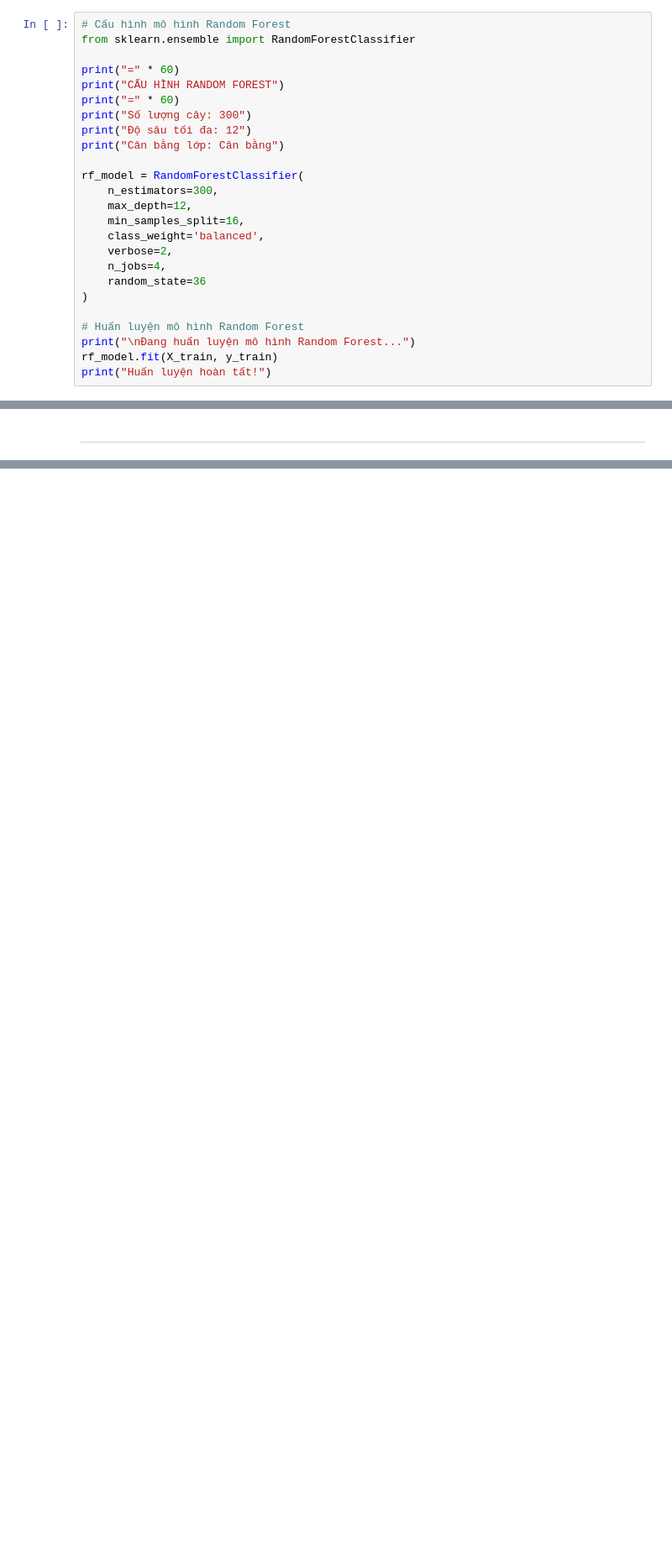
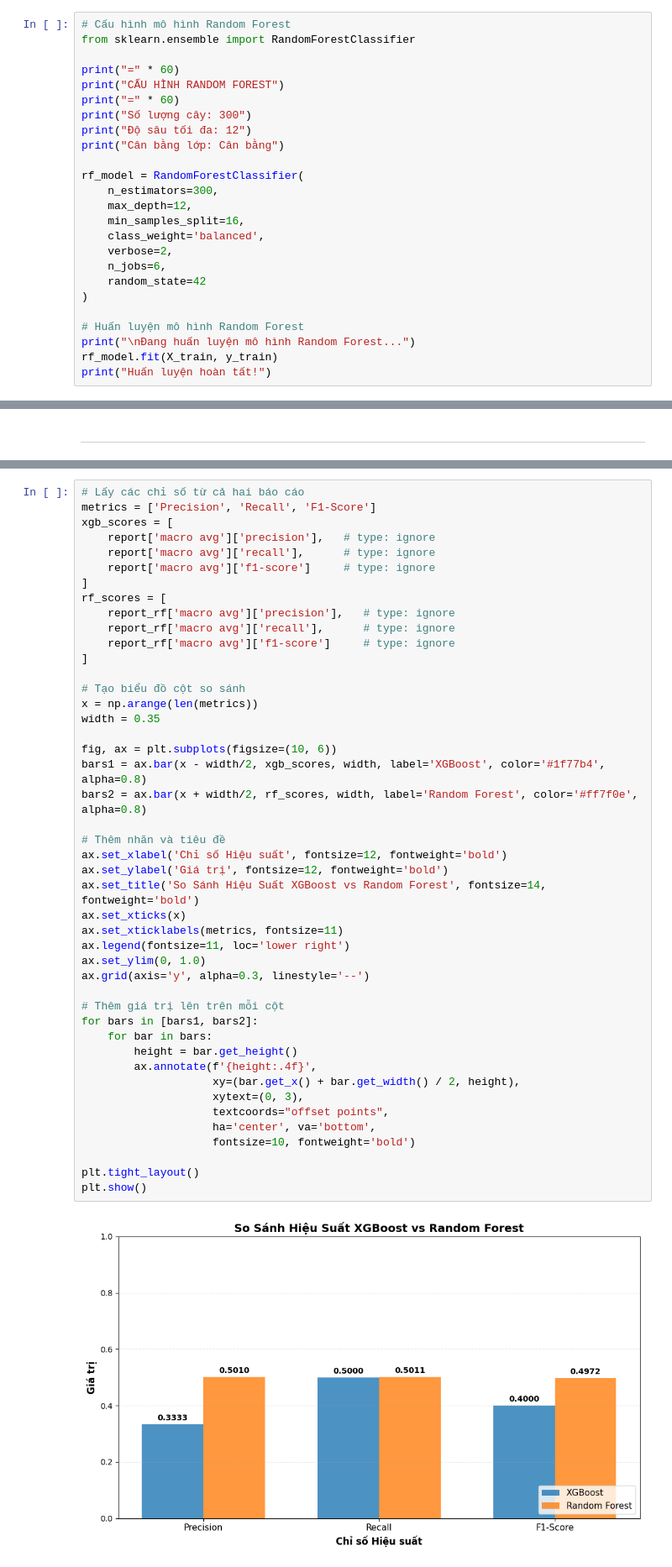
Before and after one commit to Le-AnV/financial-fraud-detection, a Jupyter notebook: notebooks/3-machine-learning.ipynb, the cells around one changed output, grey strips where cells are left out. Shown at 84% size. Saved outputs shown, nothing was run; the diff lists cells and outputs as text; blank space fills up the shorter version.

```diff
--- a/notebooks/3-machine-learning.ipynb
+++ b/notebooks/3-machine-learning.ipynb
@@ -473,8 +541,8 @@ rf_model = RandomForestClassifier(
     min_samples_split=16,
     class_weight='balanced',
     verbose=2,
-    n_jobs=4,
-    random_state=36
+    n_jobs=6,
+    random_state=42
 )
 
 # Huấn luyện mô hình Random Forest
@@ -595 +686,48 @@ Các chỉ số trung bình (Macro Avg):
+# %%
+# Lấy các chỉ số từ cả hai báo cáo
+metrics = ['Precision', 'Recall', 'F1-Score']
+xgb_scores = [
+    report['macro avg']['precision'],   # type: ignore
+    report['macro avg']['recall'],      # type: ignore
+    report['macro avg']['f1-score']     # type: ignore
+]
+rf_scores = [
+    report_rf['macro avg']['precision'],   # type: ignore
+    report_rf['macro avg']['recall'],      # type: ignore
+    report_rf['macro avg']['f1-score']     # type: ignore
+]
+
+# Tạo biểu đồ cột so sánh
+x = np.arange(len(metrics))
+width = 0.35
+
+fig, ax = plt.subplots(figsize=(10, 6))
+bars1 = ax.bar(x - width/2, xgb_scores, width, label='XGBoost', color='#1f77b4', alpha=0.8)
+bars2 = ax.bar(x + width/2, rf_scores, width, label='Random Forest', color='#ff7f0e', alpha=0.8)
+
+# Thêm nhãn và tiêu đề
+ax.set_xlabel('Chỉ số Hiệu suất', fontsize=12, fontweight='bold')
+ax.set_ylabel('Giá trị', fontsize=12, fontweight='bold')
+ax.set_title('So Sánh Hiệu Suất XGBoost vs Random Forest', fontsize=14, fontweight='bold')
+ax.set_xticks(x)
+ax.set_xticklabels(metrics, fontsize=11)
+ax.legend(fontsize=11, loc='lower right')
+ax.set_ylim(0, 1.0)
+ax.grid(axis='y', alpha=0.3, linestyle='--')
+
+# Thêm giá trị lên trên mỗi cột
+for bars in [bars1, bars2]:
+    for bar in bars:
+        height = bar.get_height()
+        ax.annotate(f'{height:.4f}',
+                    xy=(bar.get_x() + bar.get_width() / 2, height),
+                    xytext=(0, 3),
+                    textcoords="offset points",
+                    ha='center', va='bottom',
+                    fontsize=10, fontweight='bold')
+
+plt.tight_layout()
+plt.show()
+# %% [output]
+[figure, added]
 # %% [markdown]
```
Also changed, not shown: parts of 16 cells of this notebook.
